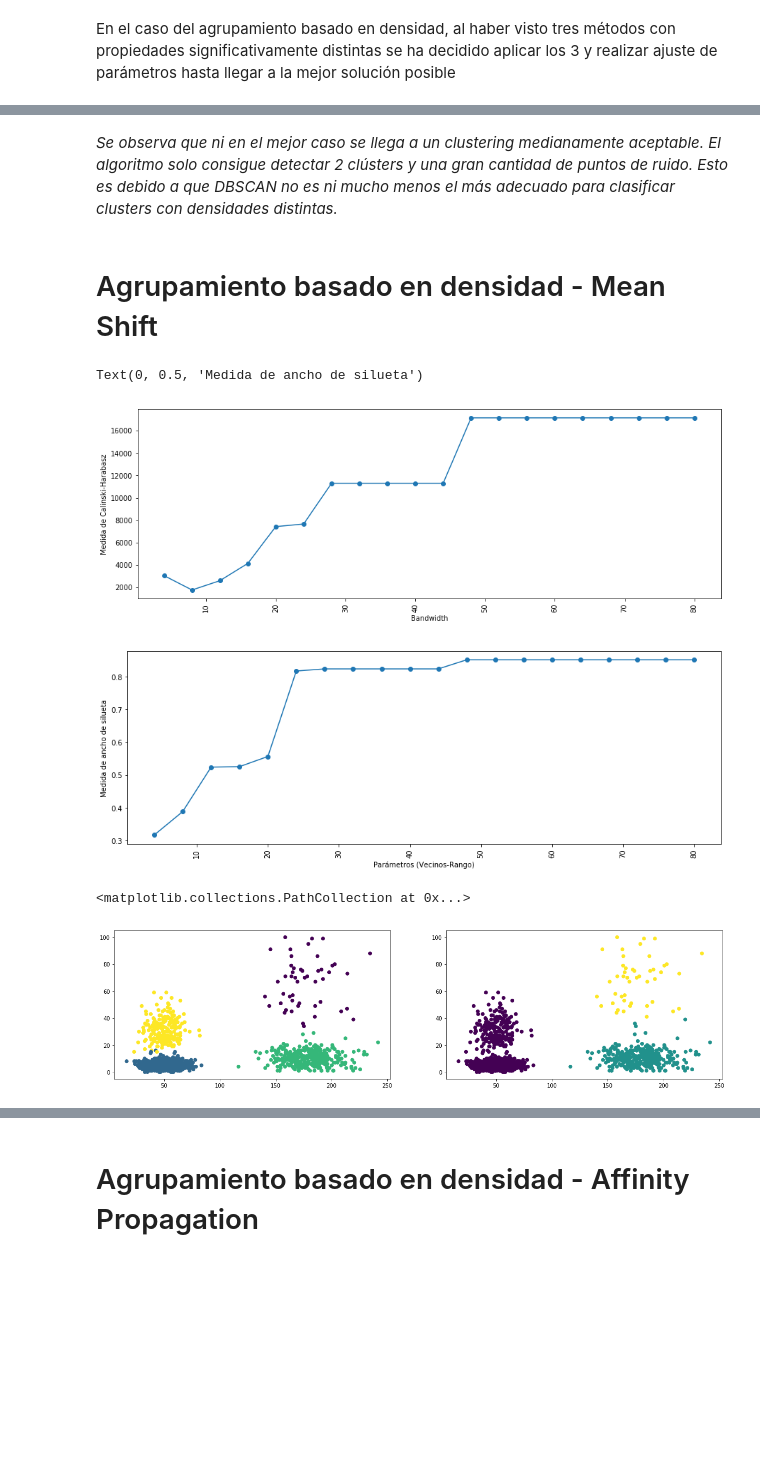
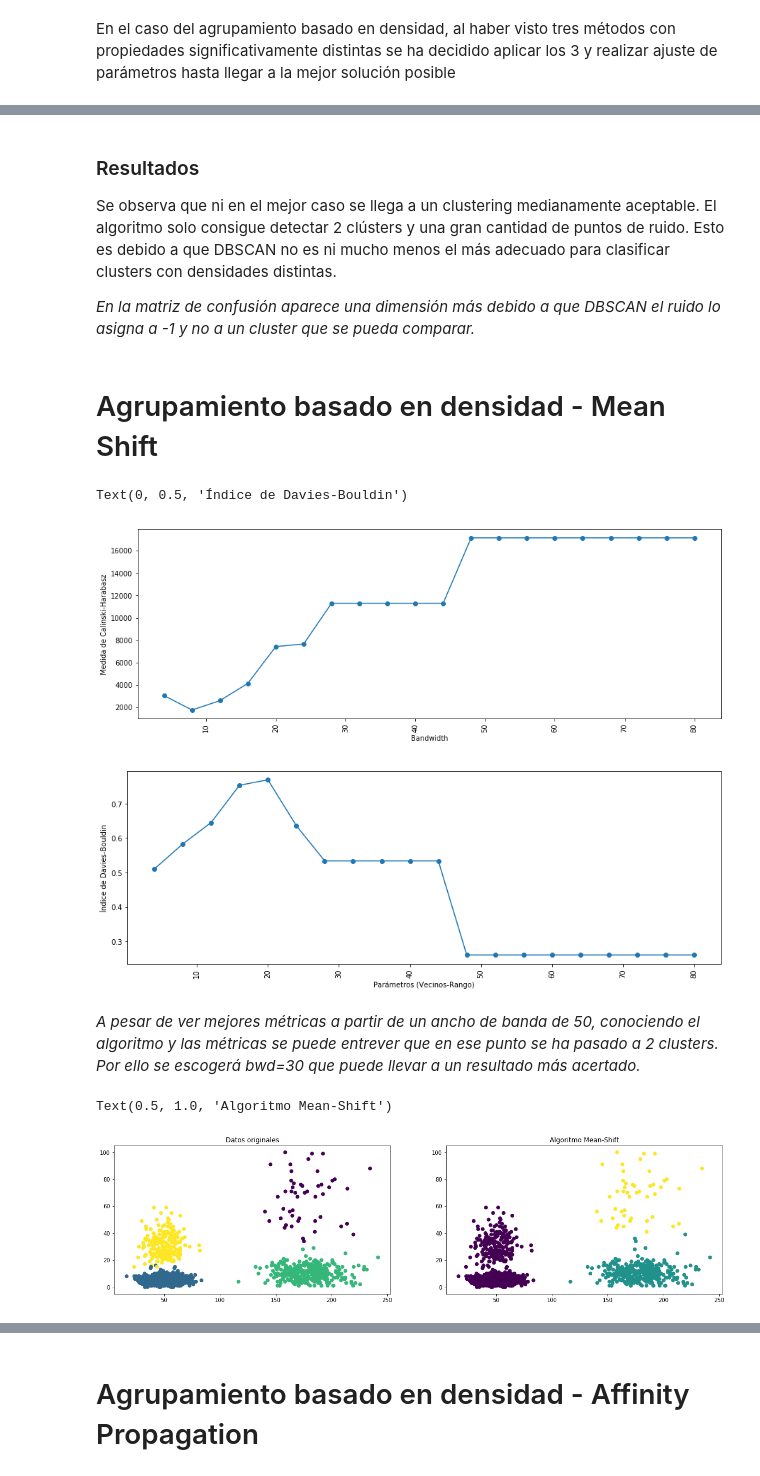
Before and after one commit to Samueljp/TF_AprendizajeNoSupervisado, a Jupyter notebook: Actividad_Final.ipynb, the cells around one changed output, grey strips where cells are left out. Cells and saved outputs as stored; diff of their text form; code cells hidden in the pictures; blank space fills up the shorter version.

```diff
--- a/Actividad_Final.ipynb
+++ b/Actividad_Final.ipynb
@@ -361,18 +399,25 @@ ax[1].scatter(Dx[:,0], Dx[:,1], c = clustering.labels_)
 # %% [markdown]
-*Se observa que ni en el mejor caso se llega a un clustering medianamente aceptable. El algoritmo solo consigue detectar 2 clústers y una gran cantidad de puntos de ruido. Esto es debido a que DBSCAN no es ni mucho menos el más adecuado para clasificar clusters con densidades distintas.*
+### Resultados
+
+Se observa que ni en el mejor caso se llega a un clustering medianamente aceptable. El algoritmo solo consigue detectar 2 clústers y una gran cantidad de puntos de ruido. Esto es debido a que DBSCAN no es ni mucho menos el más adecuado para clasificar clusters con densidades distintas.<br>
+
+*En la matriz de confusión aparece una dimensión más debido a que DBSCAN el ruido lo asigna a -1 y no a un cluster que se pueda comparar.*
 # %% [markdown]
 # Agrupamiento basado en densidad - Mean Shift
 # %%
-# Variando h (bandwidth) solo consigue separar en 3 clusters, no 4
 from sklearn.cluster import MeanShift
 
 rMeanShift_cal = {}
-rMeanShift_sil = {}
-for bwd in np.arange(4,81,4):
-    modelo = MeanShift(bandwidth = bwd, n_jobs=4)
-    Dyp_sk = modelo.fit_predict(Dx)
-    rMeanShift_cal[bwd] = calinski_harabaz_score(Dx, Dyp_sk)
-    rMeanShift_sil[bwd] = silhouette_score(Dx, Dyp_sk)
+rMeanShift_dav = {}
+
+# El warning que ignoramos es un comportamiento esperado en según que casos para la davies_bouldin:
+# https://github.com/scikit-learn/scikit-learn/issues/12611
+with np.errstate(divide='ignore'):
+    for bwd in np.arange(4,81,4):
+        modelo = MeanShift(bandwidth = bwd, n_jobs=4)
+        Dyp_sk = modelo.fit_predict(Dx)
+        rMeanShift_cal[bwd] = calinski_harabaz_score(Dx, Dyp_sk)
+        rMeanShift_dav[bwd] = davies_bouldin_score(Dx, Dyp_sk)
 
 fig, ax = plt.subplots(figsize=(15,5))
 plt.xticks(rotation=90)
@@ -382,20 +427,24 @@ ax.set_ylabel("Medida de Calinski-Harabasz")
 
 fig, ax = plt.subplots(figsize=(15,5))
 plt.xticks(rotation=90)
-ax.plot(rMeanShift_sil.keys(), rMeanShift_sil.values(), linestyle='-', marker='o')
+ax.plot(rMeanShift_dav.keys(), rMeanShift_dav.values(), linestyle='-', marker='o')
 ax.set_xlabel("Parámetros (Vecinos-Rango)")
-ax.set_ylabel("Medida de ancho de silueta")
+ax.set_ylabel("Índice de Davies-Bouldin")
 # %% [output]
-Text(0, 0.5, 'Medida de ancho de silueta')
+Text(0, 0.5, 'Índice de Davies-Bouldin')
 [figure]
-[figure, old version]
+[figure, new version]
+# %% [markdown]
+*A pesar de ver mejores métricas a partir de un ancho de banda de 50, conociendo el algoritmo y las métricas se puede entrever que en ese punto se ha pasado a 2 clusters. Por ello se escogerá bwd=30 que puede llevar a un resultado más acertado.*
 # %%
 clustering = MeanShift(bandwidth = 30).fit(Dx)
 
 # Mostrar resultados
 fig, ax = plt.subplots(1,2,figsize=(20,5))
 ax[0].scatter(Dx[:,0], Dx[:,1], c = Dy)
 ax[1].scatter(Dx[:,0], Dx[:,1], c = clustering.labels_)
+ax[0].set_title('Datos originales')
+ax[1].set_title('Algoritmo Mean-Shift')
 # %% [output]
-<matplotlib.collections.PathCollection at 0x...>
+Text(0.5, 1.0, 'Algoritmo Mean-Shift')
-[figure, old version]
+[figure, new version]
```
Also changed, not shown: parts of 54 cells of this notebook.
